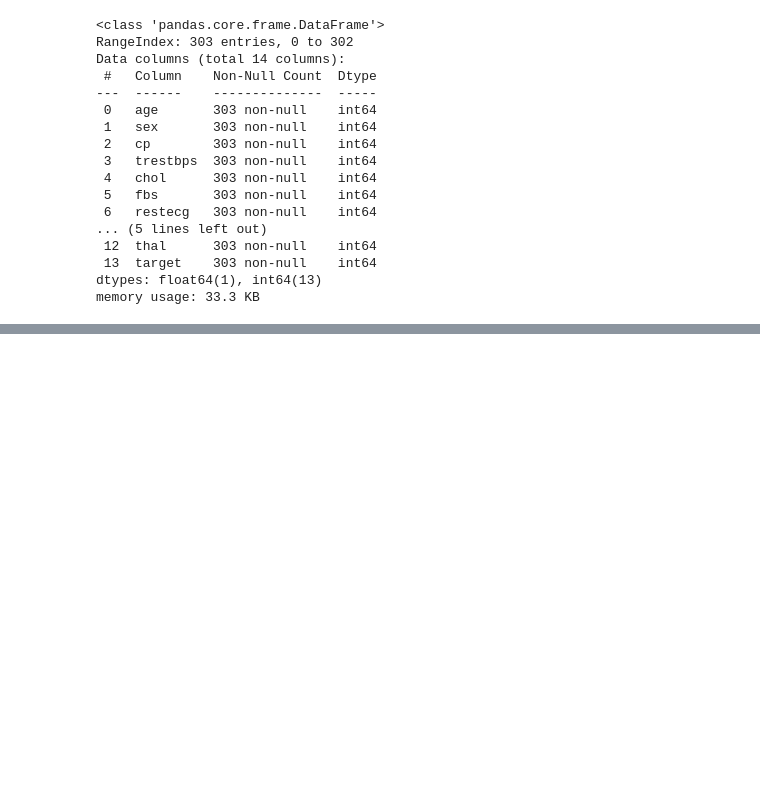
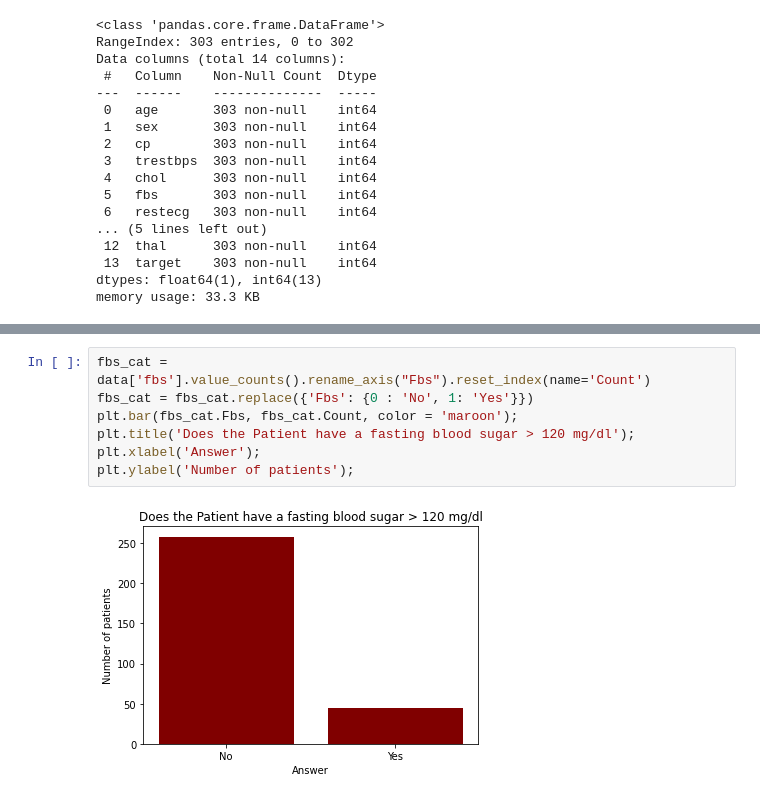
Before and after one commit to iammelvink/Heart-Disease-Project-AML, a Jupyter notebook: Heart_Disease_Project_Notebook.ipynb, the cells around one changed output, grey strips where cells are left out. Cells and saved outputs as stored; diff of their text form; blank space fills up the shorter version.

```diff
--- a/Heart_Disease_Project_Notebook.ipynb
+++ b/Heart_Disease_Project_Notebook.ipynb
@@ -121,0 +188,9 @@ memory usage: 33.3 KB
+# %%
+fbs_cat = data['fbs'].value_counts().rename_axis("Fbs").reset_index(name='Count')
+fbs_cat = fbs_cat.replace({'Fbs': {0 : 'No', 1: 'Yes'}})
+plt.bar(fbs_cat.Fbs, fbs_cat.Count, color = 'maroon');
+plt.title('Does the Patient have a fasting blood sugar > 120 mg/dl');
+plt.xlabel('Answer');
+plt.ylabel('Number of patients');
+# %% [output]
+[figure, added]
```
Also changed, not shown: parts of 19 cells of this notebook.
